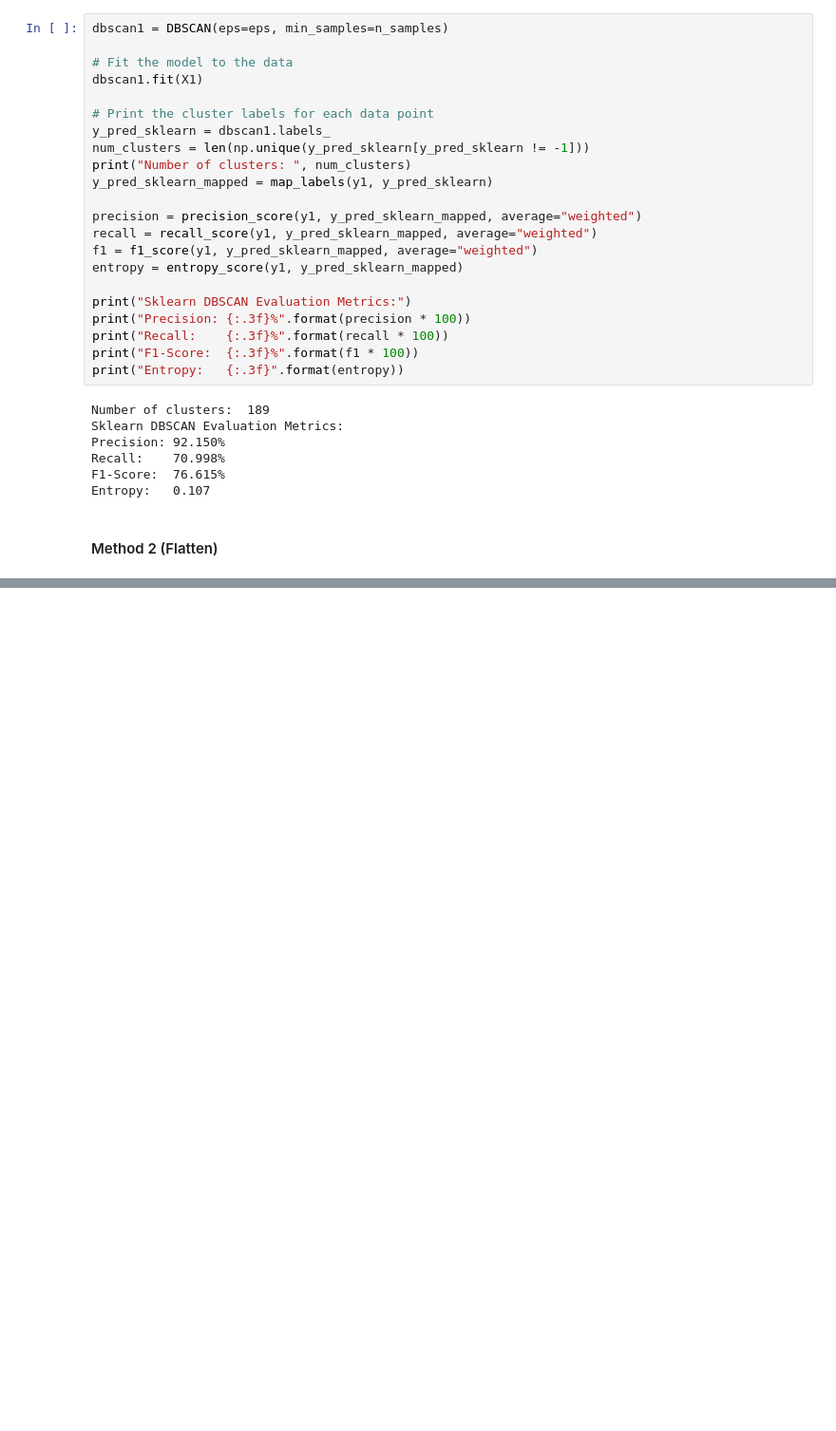
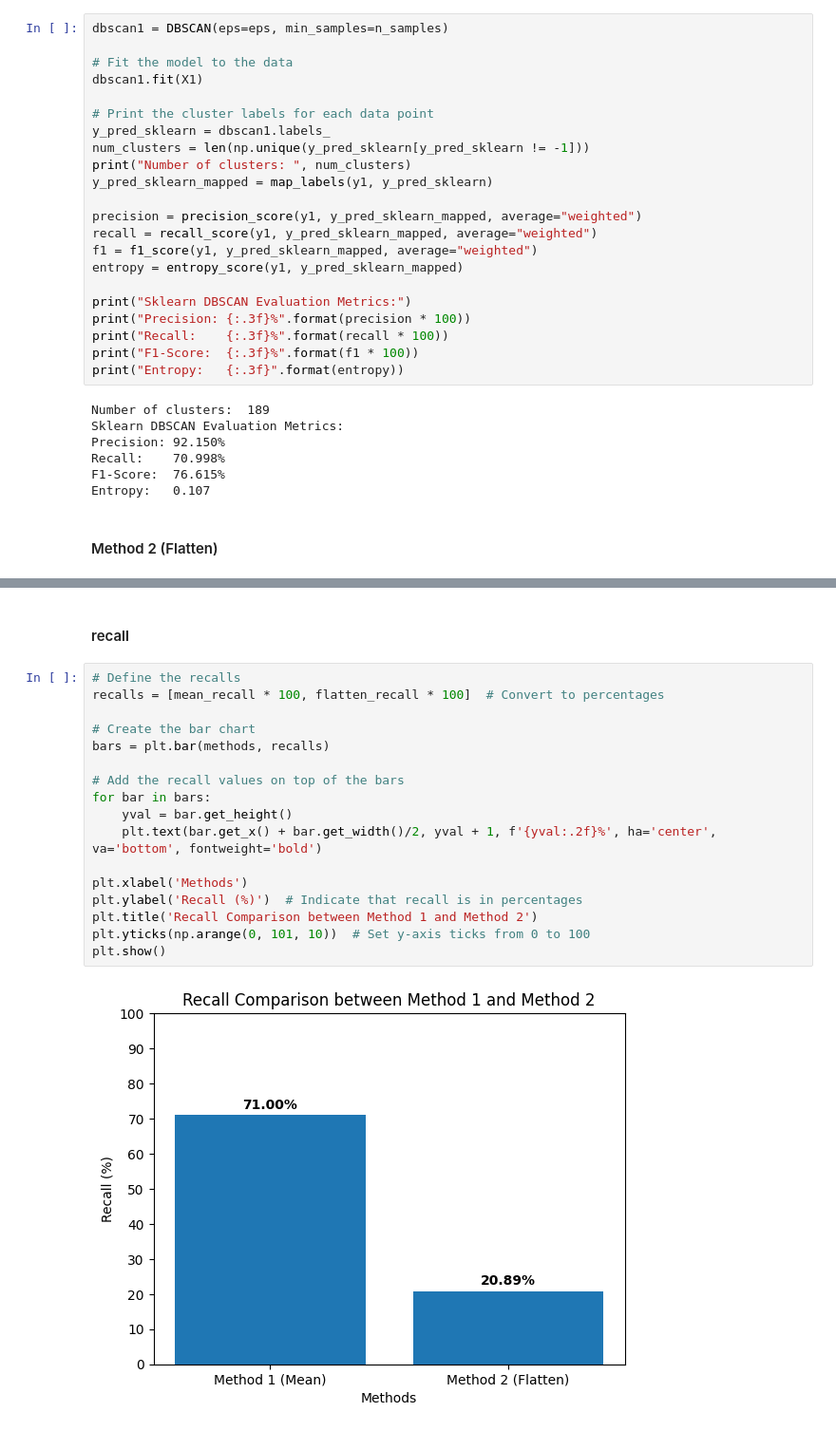
Before and after one commit to YoussefAboelwafa/Activity-Detection, a Jupyter notebook: DBSCAN.ipynb, the cells around one changed output, grey strips where cells are left out. Shown: that part at 95% size. Cells and saved outputs as stored; diff of their text form; blank space fills up the shorter version.

```diff
--- a/DBSCAN.ipynb
+++ b/DBSCAN.ipynb
@@ -237,0 +280,21 @@ Entropy:   0.107
+# %% [markdown]
+#### recall
+# %%
+# Define the recalls
+recalls = [mean_recall * 100, flatten_recall * 100]  # Convert to percentages
+
+# Create the bar chart
+bars = plt.bar(methods, recalls)
+
+# Add the recall values on top of the bars
+for bar in bars:
+    yval = bar.get_height()
+    plt.text(bar.get_x() + bar.get_width()/2, yval + 1, f'{yval:.2f}%', ha='center', va='bottom', fontweight='bold')
+
+plt.xlabel('Methods')
+plt.ylabel('Recall (%)')  # Indicate that recall is in percentages
+plt.title('Recall Comparison between Method 1 and Method 2')
+plt.yticks(np.arange(0, 101, 10))  # Set y-axis ticks from 0 to 100
+plt.show()
+# %% [output]
+[figure, added]
```
Also changed, not shown: parts of 10 cells of this notebook.
